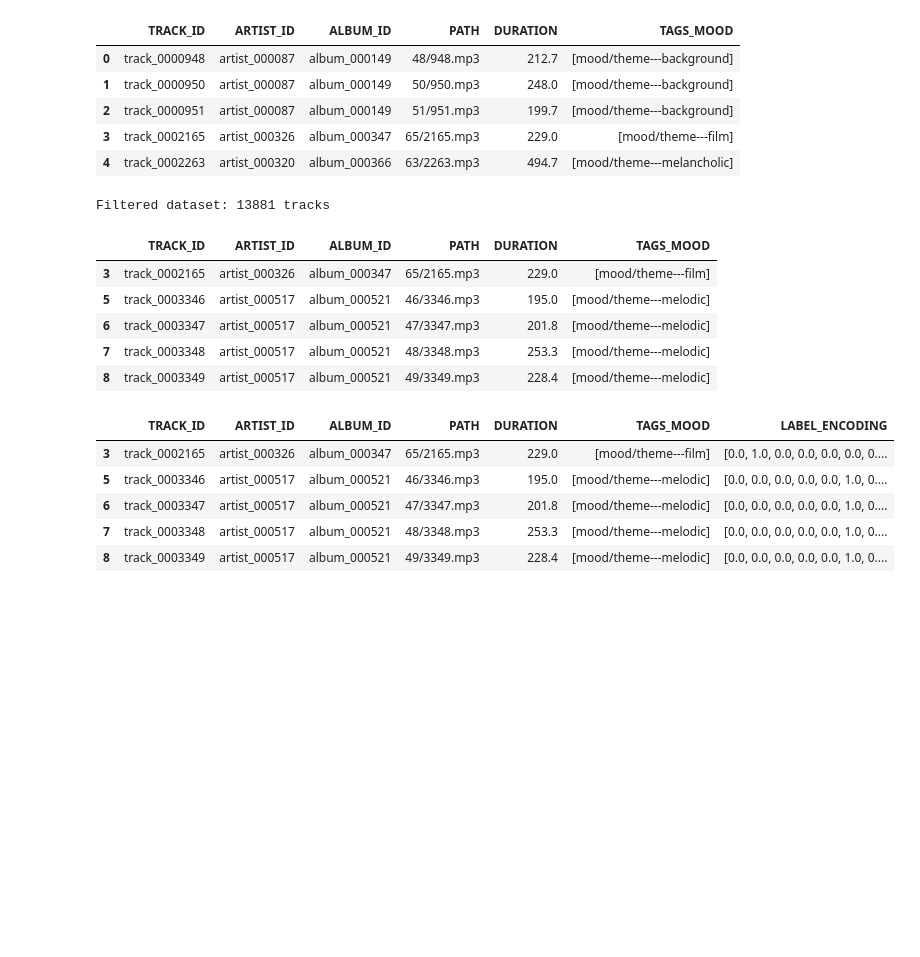
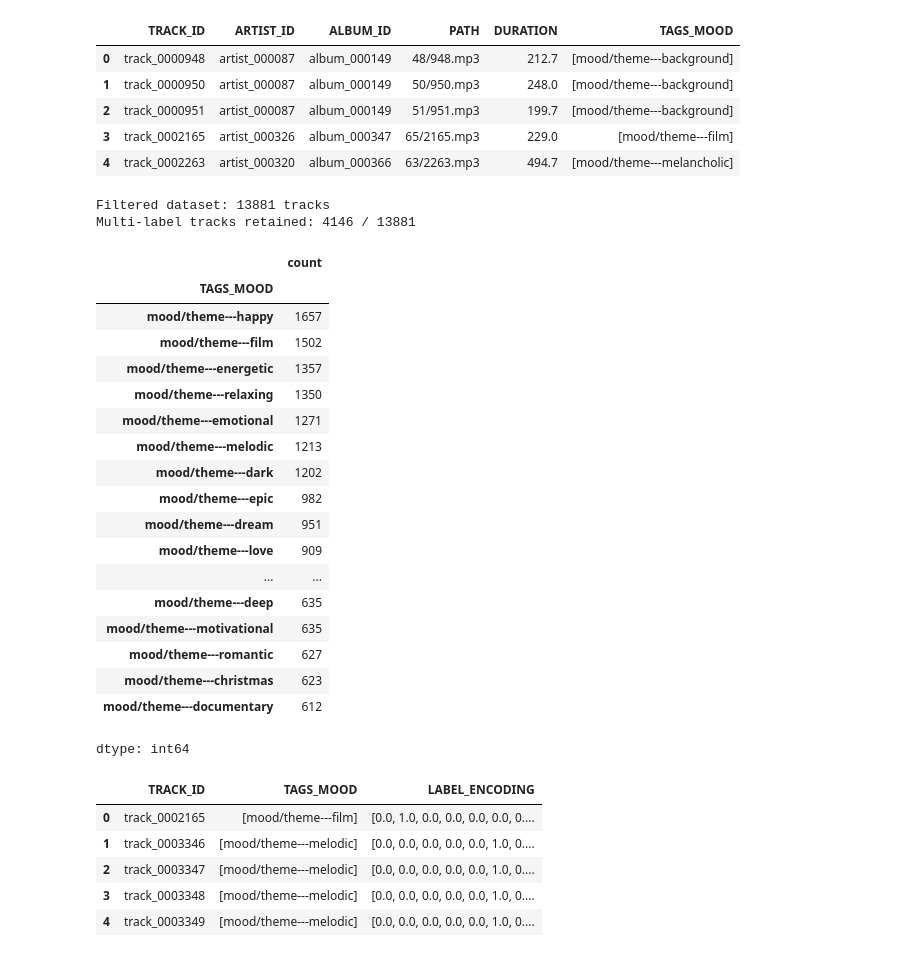
Before and after one commit to ArjunR27/csc-566-final-project, a Jupyter notebook: src/autoencoder.ipynb, the cells around one changed output. Saved outputs shown, nothing was run; the diff lists cells and outputs as text; code cells hidden in the pictures; blank space fills up the shorter version.

```diff
--- a/src/autoencoder.ipynb
+++ b/src/autoencoder.ipynb
@@ -135,34 +135,60 @@ df.head()
 | 3 | track_0002165 | artist_000326 | album_000347 | 65/2165.mp3 | 229.0 | [mood/theme---film] |
 | 4 | track_0002263 | artist_000320 | album_000366 | 63/2263.mp3 | 494.7 | [mood/theme---melancholic] |
 # %%
+# Keep mood/theme labels as multi-label targets.
+# MTG-Jamendo mood/theme is an auto-tagging task: one track can have several labels.
+NUM_TAGS = 20
 exploded_tags = df.explode('TAGS_MOOD')
 tag_counts = exploded_tags['TAGS_MOOD'].value_counts()
-filtered_tag_counts = tag_counts.head(20)
+filtered_tag_counts = tag_counts.head(NUM_TAGS)
 filtered_tag_counts
-# Only keep the first top-20 tag per row (single label per track).
-top_tags = set(filtered_tag_counts.index)
-df_filtered = df.copy()
-df_filtered['TAGS_MOOD'] = df_filtered['TAGS_MOOD'].apply(lambda tags: [t for t in tags if t in top_tags][:1])
-df_filtered = df_filtered[df_filtered['TAGS_MOOD'].str.len() > 0]
 
+top_tags = list(filtered_tag_counts.index)
+top_tags_set = set(top_tags)
+
+def keep_top_tags(tags):
+    return [tag for tag in tags if tag in top_tags_set]
+
+def apply_label_filter(frame):
+    out = frame.copy()
+    out['TAGS_MOOD'] = out['TAGS_MOOD'].apply(keep_top_tags)
+    out = out[out['TAGS_MOOD'].str.len() > 0].reset_index(drop=True)
+    return out
+
+df_filtered = apply_label_filter(df)
+
+label_lengths = df_filtered['TAGS_MOOD'].str.len()
 print(f'Filtered dataset: {len(df_filtered)} tracks')
-df_filtered.head()
+print(f'Multi-label tracks retained: {(label_lengths > 1).sum()} / {len(df_filtered)}')
+filtered_tag_counts
 # %% [output]
 Filtered dataset: 13881 tracks
+Multi-label tracks retained: 4146 / 13881
-|  | TRACK_ID | ARTIST_ID | ALBUM_ID | PATH | DURATION | TAGS_MOOD |
-| 3 | track_0002165 | artist_000326 | album_000347 | 65/2165.mp3 | 229.0 | [mood/theme---film] |
-| 5 | track_0003346 | artist_000517 | album_000521 | 46/3346.mp3 | 195.0 | [mood/theme---melodic] |
-| 6 | track_0003347 | artist_000517 | album_000521 | 47/3347.mp3 | 201.8 | [mood/theme---melodic] |
-| 7 | track_0003348 | artist_000517 | album_000521 | 48/3348.mp3 | 253.3 | [mood/theme---melodic] |
-| 8 | track_0003349 | artist_000517 | album_000521 | 49/3349.mp3 | 228.4 | [mood/theme---melodic] |
+|  | count |
+| TAGS_MOOD |  |
+| mood/theme---happy | 1657 |
+| mood/theme---film | 1502 |
+| mood/theme---energetic | 1357 |
+| mood/theme---relaxing | 1350 |
+| mood/theme---emotional | 1271 |
+| mood/theme---melodic | 1213 |
+| mood/theme---dark | 1202 |
+| mood/theme---epic | 982 |
+| mood/theme---dream | 951 |
+| mood/theme---love | 909 |
+| ... | ... |
+| mood/theme---deep | 635 |
+| mood/theme---motivational | 635 |
+| mood/theme---romantic | 627 |
+| mood/theme---christmas | 623 |
+| mood/theme---documentary | 612 |
+dtype: int64
 # %%
-# Label Encoding
+# Multi-hot label encoding.
+tag_index_mapping = {tag: i for i, tag in enumerate(top_tags)}
+index_tag_mapping = {i: tag for tag, i in tag_index_mapping.items()}
 
-# Top 20 Tags
-top_tags = list(filtered_tag_counts.index)
-tag_index_mapping = {tag: i for i, tag in enumerate(top_tags)}
-
-# Encodes the Tags into a vector
+# Encodes all mood/theme tags for a track into one multi-hot vector.
 def encode_labels(tags):
     label = np.zeros(len(tag_index_mapping), dtype=np.float32)
     for tag in tags:
@@ -171,14 +197,14 @@ def encode_labels(tags):
     return label
 
 df_filtered['LABEL_ENCODING'] = df_filtered['TAGS_MOOD'].apply(encode_labels)
-df_filtered.head()
+df_filtered[['TRACK_ID', 'TAGS_MOOD', 'LABEL_ENCODING']].head()
 # %% [output]
-|  | TRACK_ID | ARTIST_ID | ALBUM_ID | PATH | DURATION | TAGS_MOOD | LABEL_ENCODING |
-| 3 | track_0002165 | artist_000326 | album_000347 | 65/2165.mp3 | 229.0 | [mood/theme---film] | [0.0, 1.0, 0.0, 0.0, 0.0, 0.0, 0.... |
-| 5 | track_0003346 | artist_000517 | album_000521 | 46/3346.mp3 | 195.0 | [mood/theme---melodic] | [0.0, 0.0, 0.0, 0.0, 0.0, 1.0, 0.... |
-| 6 | track_0003347 | artist_000517 | album_000521 | 47/3347.mp3 | 201.8 | [mood/theme---melodic] | [0.0, 0.0, 0.0, 0.0, 0.0, 1.0, 0.... |
-| 7 | track_0003348 | artist_000517 | album_000521 | 48/3348.mp3 | 253.3 | [mood/theme---melodic] | [0.0, 0.0, 0.0, 0.0, 0.0, 1.0, 0.... |
-| 8 | track_0003349 | artist_000517 | album_000521 | 49/3349.mp3 | 228.4 | [mood/theme---melodic] | [0.0, 0.0, 0.0, 0.0, 0.0, 1.0, 0.... |
+|  | TRACK_ID | TAGS_MOOD | LABEL_ENCODING |
+| 0 | track_0002165 | [mood/theme---film] | [0.0, 1.0, 0.0, 0.0, 0.0, 0.0, 0.... |
+| 1 | track_0003346 | [mood/theme---melodic] | [0.0, 0.0, 0.0, 0.0, 0.0, 1.0, 0.... |
+| 2 | track_0003347 | [mood/theme---melodic] | [0.0, 0.0, 0.0, 0.0, 0.0, 1.0, 0.... |
+| 3 | track_0003348 | [mood/theme---melodic] | [0.0, 0.0, 0.0, 0.0, 0.0, 1.0, 0.... |
+| 4 | track_0003349 | [mood/theme---melodic] | [0.0, 0.0, 0.0, 0.0, 0.0, 1.0, 0.... |
 # %%
 from torch.utils.data import Dataset
 
```
Also changed, not shown: parts of 7 cells of this notebook.
